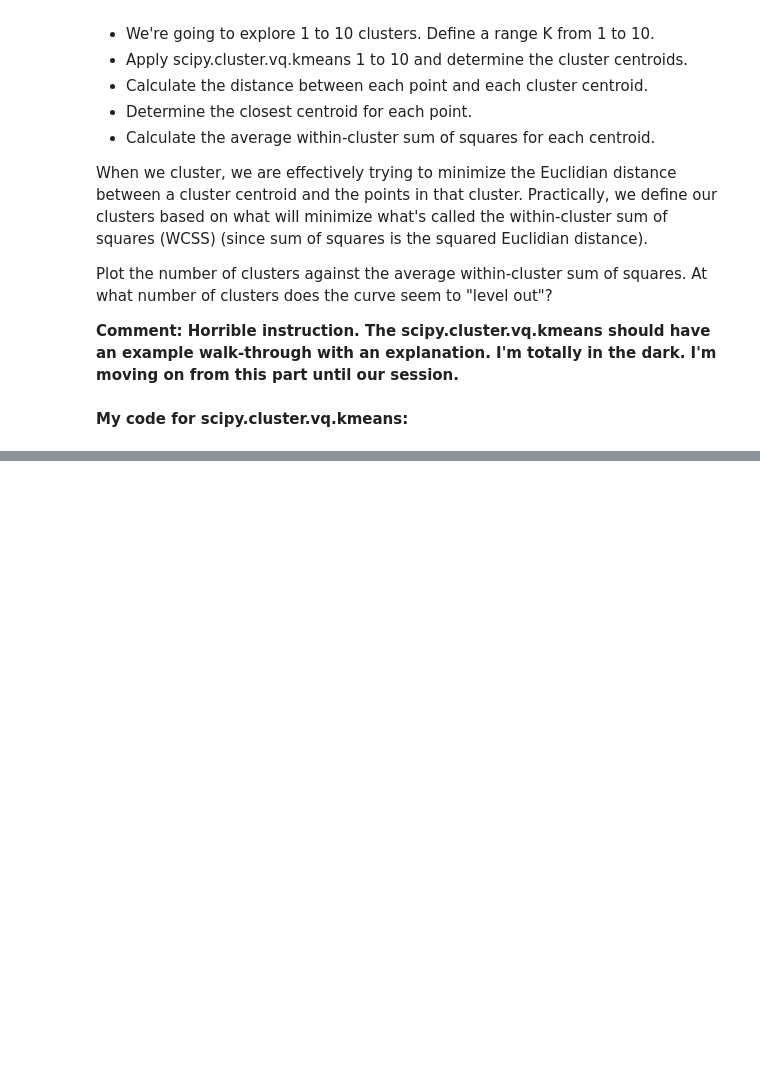
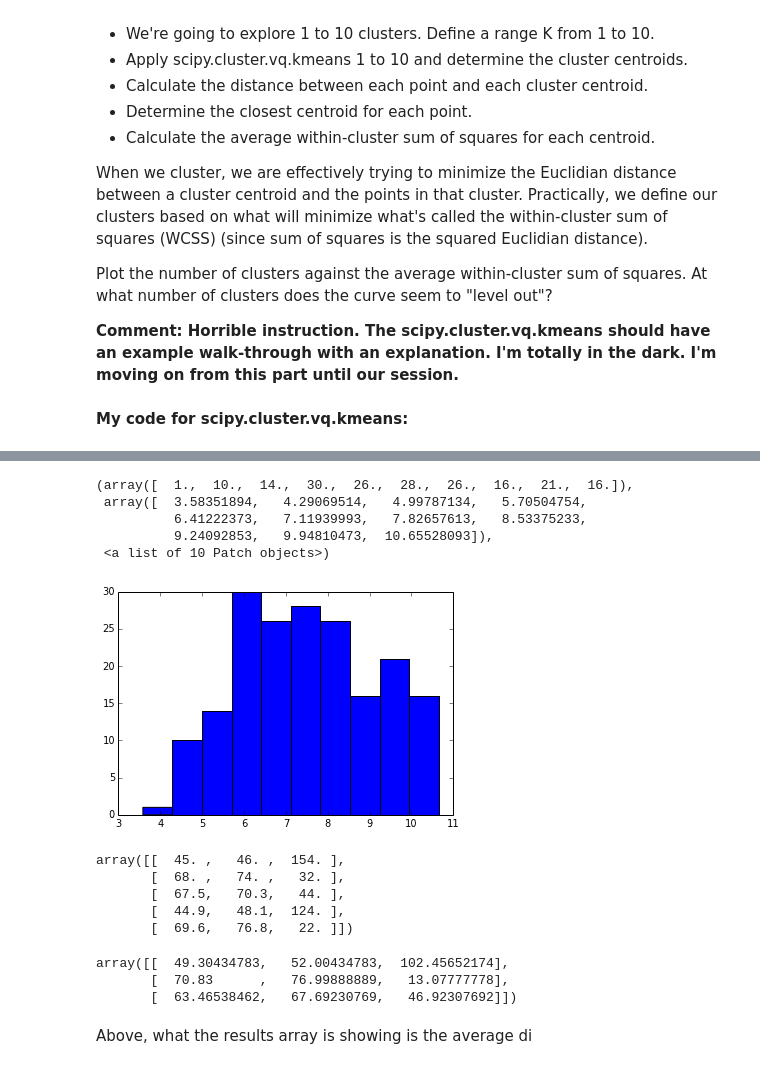
Before and after one commit to ryangrigg/Thinkful, a Jupyter notebook: unit_4_les5_clustering.ipynb, the cells around one changed output, grey strips where cells are left out. Cells and saved outputs as stored; diff of their text form; code cells hidden in the pictures; blank space fills up the shorter version.

```diff
--- a/unit_4_les5_clustering.ipynb
+++ b/unit_4_les5_clustering.ipynb
@@ -198,0 +255,33 @@ Plot the number of clusters against the average within-cluster sum of squares. A
+# %%
+#Plot histogram of Log GDP:
+plt.hist(UN_frame_C['log_GDP'])
+# %% [output]
+(array([  1.,  10.,  14.,  30.,  26.,  28.,  26.,  16.,  21.,  16.]),
+ array([  3.58351894,   4.29069514,   4.99787134,   5.70504754,
+          6.41222373,   7.11939993,   7.82657613,   8.53375233,
+          9.24092853,   9.94810473,  10.65528093]),
+ <a list of 10 Patch objects>)
+[figure, added]
+# %%
+#Use vq.kmeans to evaluate number of clusters:
+
+#Turn feature variable columns into matrix:
+UN_feature_matrix = UN_frame_C.loc[:,('lifeMale','lifeFemale','infantMortality')].as_matrix()
+UN_feature_matrix[:5]
+# %% [output]
+array([[  45. ,   46. ,  154. ],
+       [  68. ,   74. ,   32. ],
+       [  67.5,   70.3,   44. ],
+       [  44.9,   48.1,  124. ],
+       [  69.6,   76.8,   22. ]])
+# %%
+from scipy.cluster import vq
+
+UN_centroids, distortion = vq.kmeans(UN_feature_matrix, 3)
+UN_centroids
+# %% [output]
+array([[  49.30434783,   52.00434783,  102.45652174],
+       [  70.83      ,   76.99888889,   13.07777778],
+       [  63.46538462,   67.69230769,   46.92307692]])
+# %% [markdown]
+Above, what the results array is showing is the average di
```
Also changed, not shown: parts of 9 cells of this notebook.
